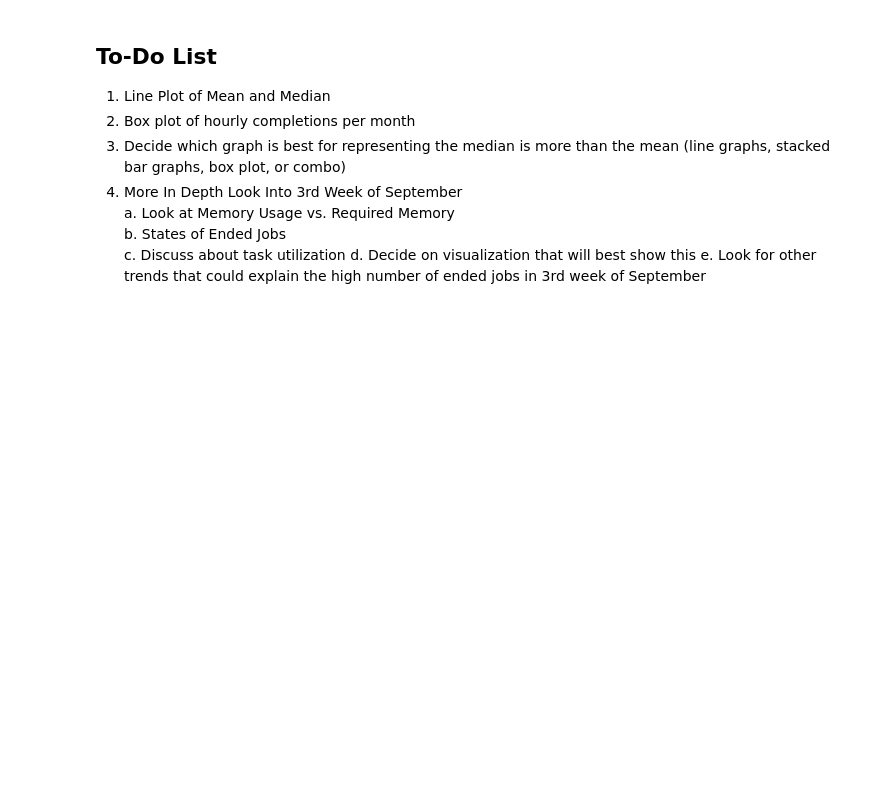
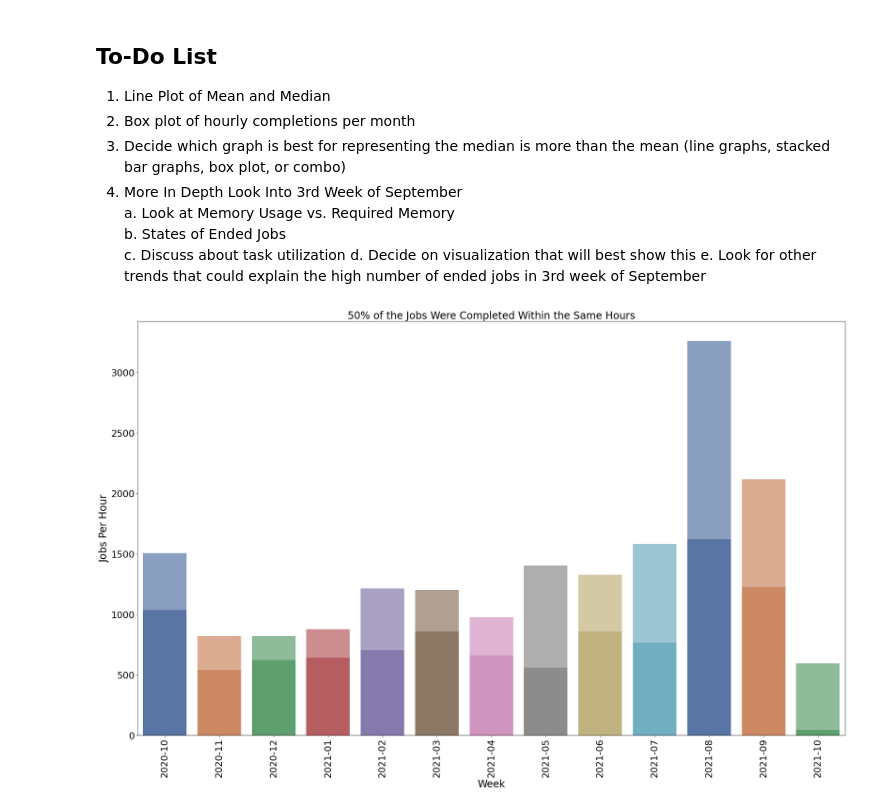
Before and after one commit to nss-data-science-cohort-5/accre-red-skittles, a Jupyter notebook: notebooks/Question 1.ipynb, the cells around one changed output. Cells and saved outputs as stored; diff of their text form; code cells hidden in the pictures; blank space fills up the shorter version.

```diff
--- a/notebooks/Question 1.ipynb
+++ b/notebooks/Question 1.ipynb
@@ -45 +39,44 @@ Name: END, dtype: object
+# %%
+# Median jobs ended per hour each month
+weekly_jobs_ended_by_hour_median = jobs.groupby(pd.Grouper(key='END',freq='M')).median()
+weekly_jobs_ended_by_hour_median = weekly_jobs_ended_by_hour_median.reset_index()
+
+# Average(mean) jobs ended per hour each month
+weekly_jobs_ended_by_hour_mean = jobs.groupby(pd.Grouper(key='END',freq='M')).count()/730
+weekly_jobs_ended_by_hour_mean = weekly_jobs_ended_by_hour_mean.reset_index()
+
+# Format date ticks for x axis
+date_labels = weekly_jobs_ended_by_hour_median['END'].dt.strftime('%Y-%m')
+
+# Set figure size and graph plots
+fig, ax = plt.subplots(figsize=(30, 18))
+sns.barplot(x = 'END',
+            y = 'GROUP1H',
+            data = weekly_jobs_ended_by_hour_median,
+            hue = date_labels,
+            dodge = False,
+            palette = "deep",
+            ax = ax,
+            alpha = 0.7)
+sns.barplot(x = 'END',
+            y = 'JOBID',
+            data = weekly_jobs_ended_by_hour_mean,
+            hue = date_labels,
+            dodge = False,
+            palette = "deep",
+            ax = ax)
+
+# Set Axes labels and sizes
+plt.xlabel('Week', fontsize = fontsize)
+plt.xticks(fontsize = fontsize - 2, rotation = 90)
+ax.set_xticklabels(labels = date_labels)
+
+plt.ylabel('Jobs Per Hour', fontsize = fontsize)
+plt.yticks(fontsize = fontsize - 2);
+
+plt.title("50% of the Jobs Were Completed Within the Same Hours", fontsize = fontsize)
+
+ax.get_legend().set_visible(False);
+# %% [output]
+[figure, added]
 # %%
```
Also changed, not shown: parts of 13 cells of this notebook, 2 other files.
